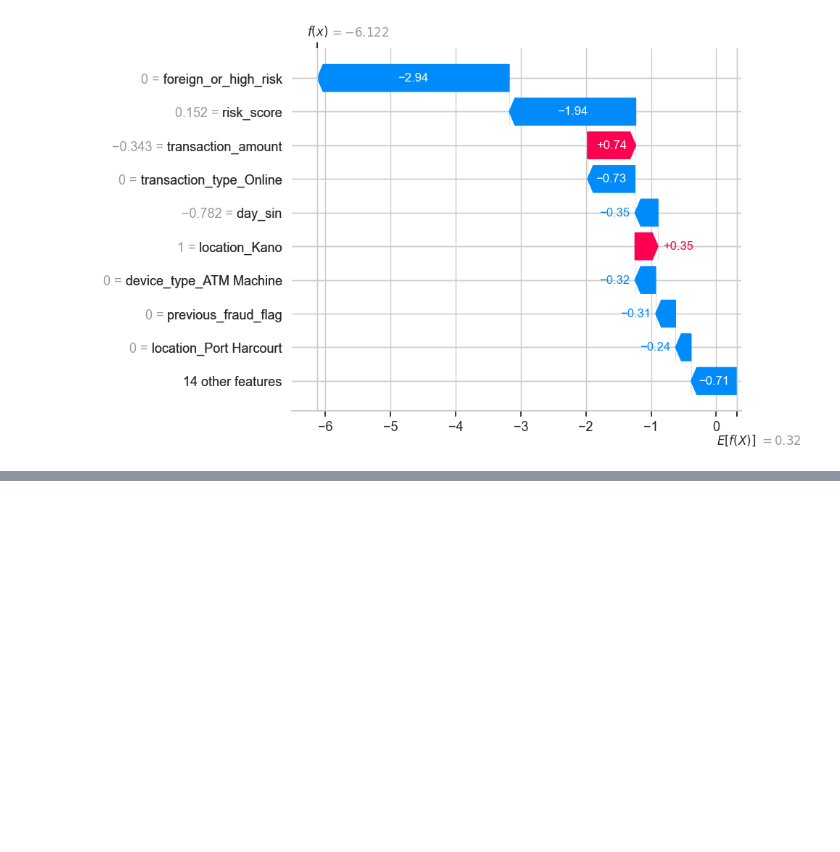
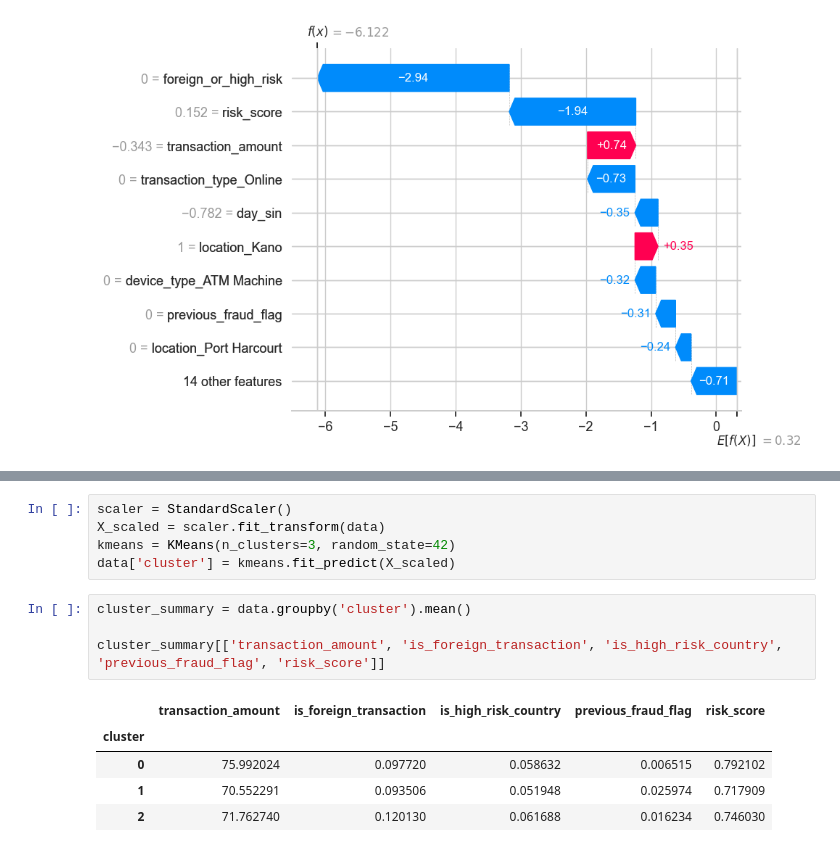
Before and after one commit to Chigoziee/fintech-fraud-ai-Chigozie-Hyginus-Ifenji, a Jupyter notebook: risk_model.ipynb, the cells around one changed output, grey strips where cells are left out. Drawn from its saved outputs; the diff is of its cells as text; blank space fills up the shorter version.

```diff
--- a/risk_model.ipynb
+++ b/risk_model.ipynb
@@ -432,0 +535,15 @@ shap.plots.waterfall(shap_values[0])
+# %%
+scaler = StandardScaler()
+X_scaled = scaler.fit_transform(data)
+kmeans = KMeans(n_clusters=3, random_state=42)
+data['cluster'] = kmeans.fit_predict(X_scaled)
+# %%
+cluster_summary = data.groupby('cluster').mean()
+
+cluster_summary[['transaction_amount', 'is_foreign_transaction', 'is_high_risk_country', 'previous_fraud_flag', 'risk_score']]
+# %% [output]
+|  | transaction_amount | is_foreign_transaction | is_high_risk_country | previous_fraud_flag | risk_score |
+| cluster |  |  |  |  |  |
+| 0 | 75.992024 | 0.097720 | 0.058632 | 0.006515 | 0.792102 |
+| 1 | 70.552291 | 0.093506 | 0.051948 | 0.025974 | 0.717909 |
+| 2 | 71.762740 | 0.120130 | 0.061688 | 0.016234 | 0.746030 |
```
Also changed, not shown: parts of 18 cells of this notebook, 6 other files.
